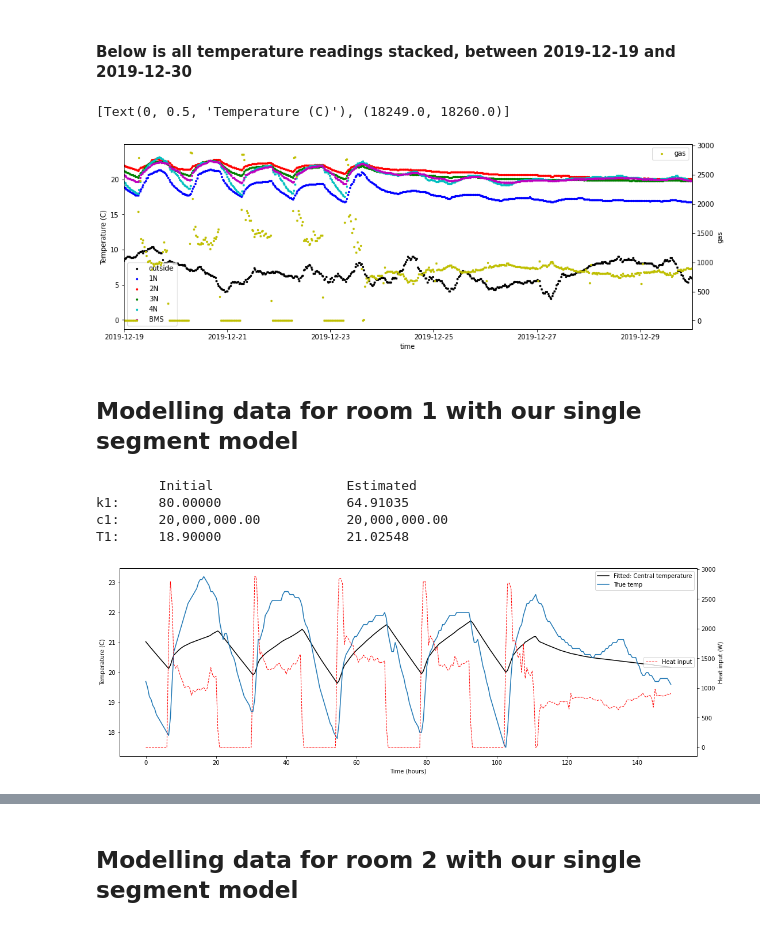
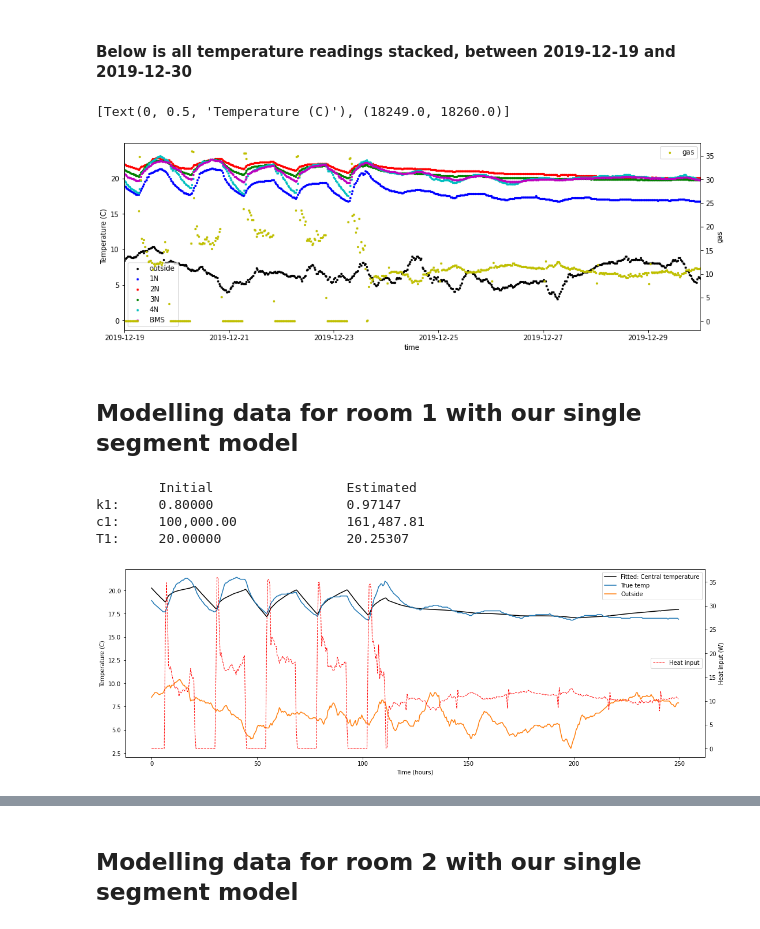
Before and after one commit to harry-rendell/building_simulation, a Jupyter notebook: parsing_stoke.ipynb, the cells around one changed output, grey strips where cells are left out. Cells and saved outputs as stored; diff of their text form; code cells hidden in the pictures.

```diff
--- a/parsing_stoke.ipynb
+++ b/parsing_stoke.ipynb
@@ -13,7 +13,7 @@ df = df.dropna()
 df['time'] = pd.to_datetime(df['time'], format='%d/%m/%Y %H:%M')
 df['timestamp'] = df['time'].values.astype(np.int64)//10**9 # Add a timestamp column, measured in seconds
 cols = ['outside','1N','2N','3N','4N','BMS'] # select a subset of columns
-df['gas'] *= 4e4/(3600) # convert kW*h to W*s (factor of 2 for 1/2 hour?)
+df['gas'] *= 0.5e3/(3600) #*4e1 # convert kW*h to W*s (factor of 2 for 1/2 hour?)
 df.describe()
 # %% [output]
 |  | outside | 1N | 1S | 2N | 2S | 3N | 3S | 4N | 4S | BMS | gas | ... |
@@ -42,16 +42,23 @@ ax.set(ylabel = 'Temperature (C)', xlim=xlim2)
 # ax.legend()
 # %% [output]
 [Text(0, 0.5, 'Temperature (C)'), (18249.0, 18260.0)]
-[figure, old version]
+[figure, new version]
+# %%
+# optimiser args
+bounds = ((None,None),(None,None),(15,25))#((5e1,1e2),(1.5e7,2.5e7),(15,25))
+tolerance = 1e-20
+
+# results
+results_str = '\tInitial\t\t\tEstimated\nk1:\t{:,.5f}\t\t\t{:,.5f}\nc1:\t{:,.2f}\t\t{:,.2f}\nT1:\t{:,.5f}\t\t{:,.5f}'
 # %% [markdown]
 ## Modelling data for room 1 with our single segment model
 # %%
-times, Ts_true, Q_in, T_out = df[['timestamp','1N','gas','outside']].head(300).values.T
+times, Ts_true, Q_in, T_out = df[['timestamp','1N','gas','outside']].head(500).values.T
 times = (times-times[0])
 # %%
 # Initial guesses for scipy.optimize.minimize
-k0 = 80.0
-c0 = 2e7
-T0 = 18.9
+k0 = 0.8
+c0 = 1e5
+T0 = 20.0
 initial_params = np.array([k0, c0, T0])
 # %%
@@ -61,23 +66,23 @@ sys_guess = model_ND('Initial guess', k0, c0, T0, T_out, Q_in)
 T_guess = sys_guess.run(times=times).flatten()
 # %%
-result = minimize(loss_single_seg, x0=initial_params, tol=1e-3, args=('mse', times, Ts_true, T_out, Q_in), bounds=((5e1,1e2),(1.5e7,2.5e7),(15,25)))
+result = minimize(loss_single_seg, x0=initial_params, tol=tolerance, args=('mse', times, Ts_true, T_out, Q_in), bounds=bounds)
 k_est, c_est, T_est = result['x']
-print('\tInitial\t\t\tEstimated\nk1:\t{:,.5f}\t\t{:,.5f}\nc1:\t{:,.2f}\t\t{:,.2f}\nT1:\t{:,.5f}\t\t{:,.5f}'.format(*np.ravel([initial_params,result['x']],'F')))
+print(results_str.format(*np.ravel([initial_params,result['x']],'F')))
 
 # Initialise class with system parameters
 sys_fit = model_ND('Fitted', k_est, c_est, T_est, T_out, Q_in)
-# Run simulation. This recreates simple_model.ipynb showing that our generalised model works.
+# Run simulation.
 Ts = sys_fit.run(times=times).flatten()
 
 
 fig, ax = sys_fit.plot()
 # sys_guess.plot(figax=(fig,ax), ls='-.');
 ax.plot(times/3600, Ts_true, label='True temp')
-# ax.plot(times/3600, T_out, label='Outside')
+ax.plot(times/3600, T_out, label='Outside')
 ax.legend();
 # %% [output]
         Initial                 Estimated
-k1:     80.00000                64.91035
-c1:     20,000,000.00           20,000,000.00
-T1:     18.90000                21.02548
+k1:     0.80000                 0.97147
+c1:     100,000.00              161,487.81
+T1:     20.00000                20.25307
-[figure, old version]
+[figure, new version]
```
Also changed, not shown: parts of 19 cells of this notebook.
